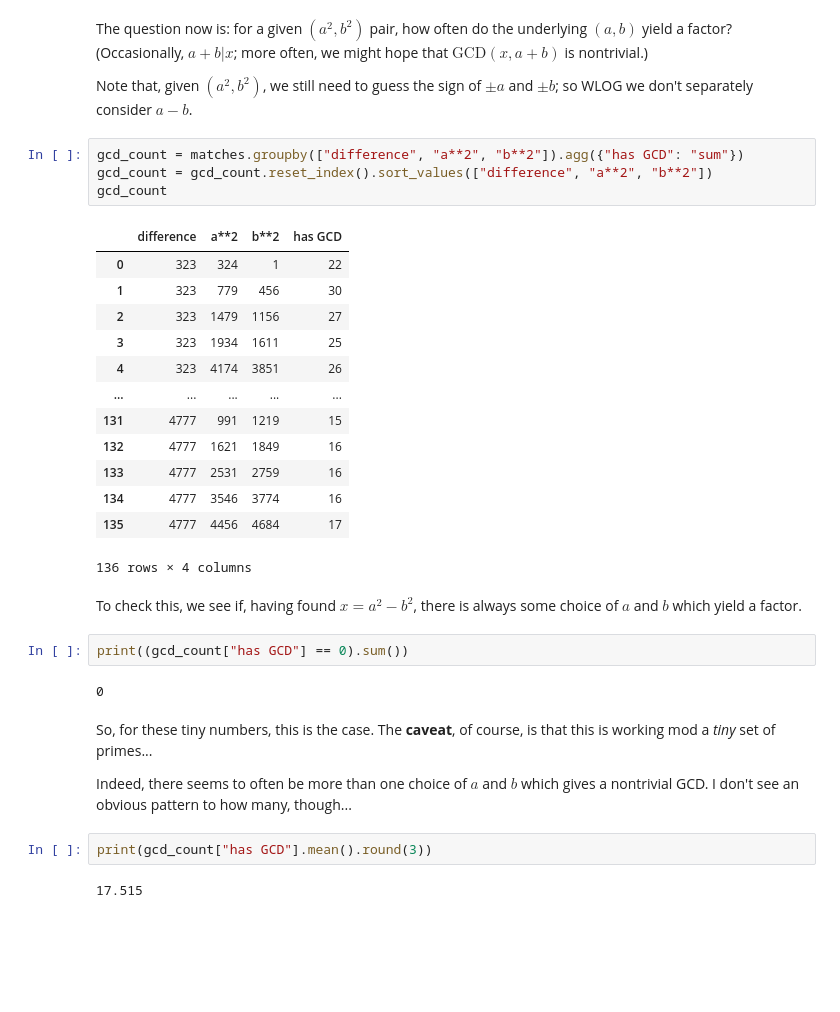
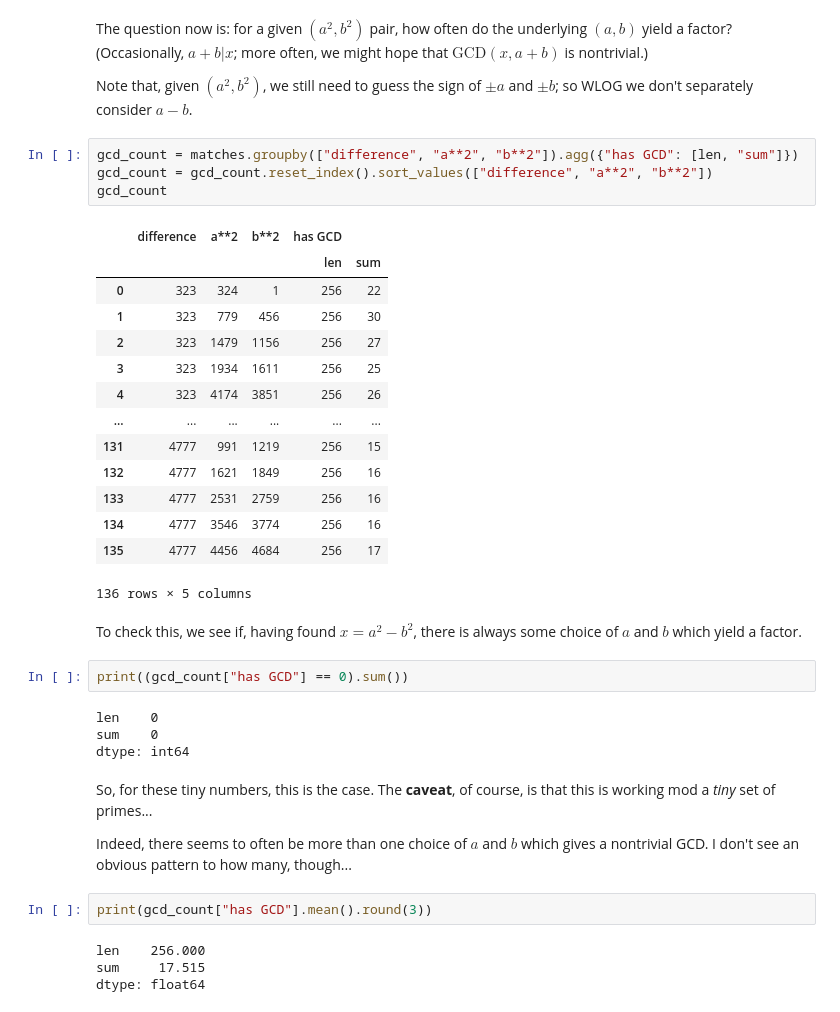
Before and after one commit to joshtburdick/misc, a Jupyter notebook: plog/Fermat_style_factoring_using_a_RNS,_take_4.ipynb, the cells around one changed output. Cells and saved outputs as stored; diff of their text form; blank space fills up the shorter version.

Commit message:
Add count of number of a+b possibilities checked

```diff
--- a/plog/Fermat_style_factoring_using_a_RNS,_take_4.ipynb
+++ b/plog/Fermat_style_factoring_using_a_RNS,_take_4.ipynb
@@ -109,29 +109,32 @@ The question now is: for a given $(a^2, b^2)$ pair, how often do the underlying
 
 Note that, given $(a^2, b^2)$, we still need to guess the sign of $\pm a$ and $\pm b$; so WLOG we don't separately consider $a-b$.
 # %%
-gcd_count = matches.groupby(["difference", "a**2", "b**2"]).agg({"has GCD": "sum"})
+gcd_count = matches.groupby(["difference", "a**2", "b**2"]).agg({"has GCD": [len, "sum"]})
 gcd_count = gcd_count.reset_index().sort_values(["difference", "a**2", "b**2"])
 gcd_count
 # %% [output]
-|  | difference | a**2 | b**2 | has GCD |
-| 0 | 323 | 324 | 1 | 22 |
-| 1 | 323 | 779 | 456 | 30 |
-| 2 | 323 | 1479 | 1156 | 27 |
-| 3 | 323 | 1934 | 1611 | 25 |
-| 4 | 323 | 4174 | 3851 | 26 |
-| ... | ... | ... | ... | ... |
-| 131 | 4777 | 991 | 1219 | 15 |
-| 132 | 4777 | 1621 | 1849 | 16 |
-| 133 | 4777 | 2531 | 2759 | 16 |
-| 134 | 4777 | 3546 | 3774 | 16 |
-| 135 | 4777 | 4456 | 4684 | 17 |
+|  | difference | a**2 | b**2 | has GCD |  |
+|  |  |  |  | len | sum |
+| 0 | 323 | 324 | 1 | 256 | 22 |
+| 1 | 323 | 779 | 456 | 256 | 30 |
+| 2 | 323 | 1479 | 1156 | 256 | 27 |
+| 3 | 323 | 1934 | 1611 | 256 | 25 |
+| 4 | 323 | 4174 | 3851 | 256 | 26 |
+| ... | ... | ... | ... | ... | ... |
+| 131 | 4777 | 991 | 1219 | 256 | 15 |
+| 132 | 4777 | 1621 | 1849 | 256 | 16 |
+| 133 | 4777 | 2531 | 2759 | 256 | 16 |
+| 134 | 4777 | 3546 | 3774 | 256 | 16 |
+| 135 | 4777 | 4456 | 4684 | 256 | 17 |
-136 rows × 4 columns
+136 rows × 5 columns
 # %% [markdown]
 To check this, we see if, having found $x = a^2 - b^2$, there is always some choice of $a$ and $b$ which yield a factor.
 # %%
 print((gcd_count["has GCD"] == 0).sum())
 # %% [output]
-0
+len    0
+sum    0
+dtype: int64
 # %% [markdown]
 So, for these tiny numbers, this is the case. The **caveat**, of course, is that this is working mod a *tiny* set of primes...
 
@@ -139,4 +142,6 @@ Indeed, there seems to often be more than one choice of $a$ and $b$ which gives
 # %%
 print(gcd_count["has GCD"].mean().round(3))
 # %% [output]
-17.515
+len    256.000
+sum     17.515
+dtype: float64
```
